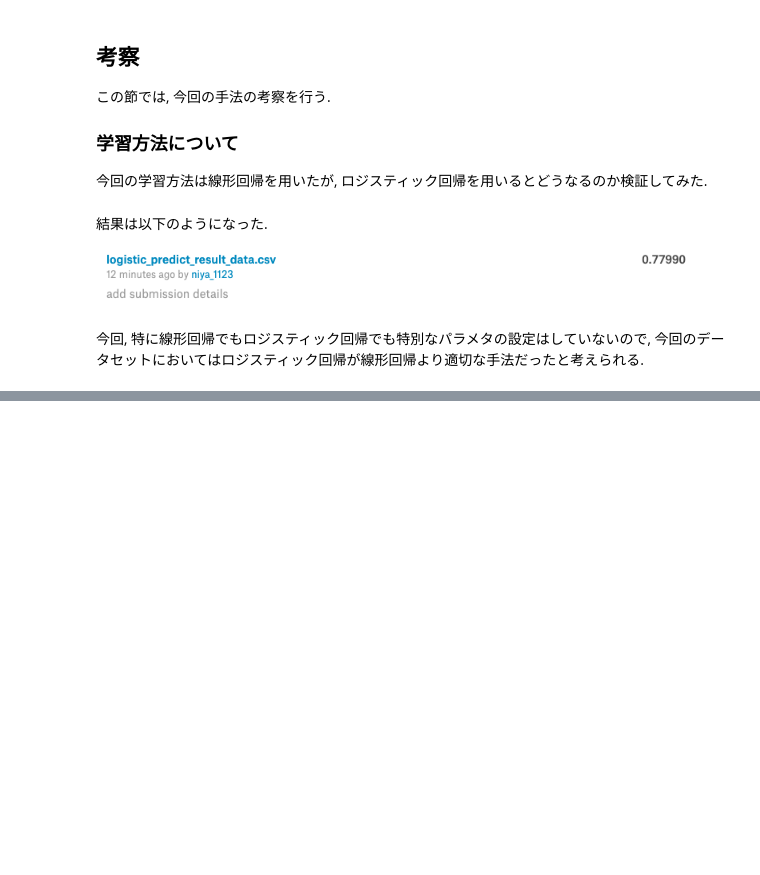
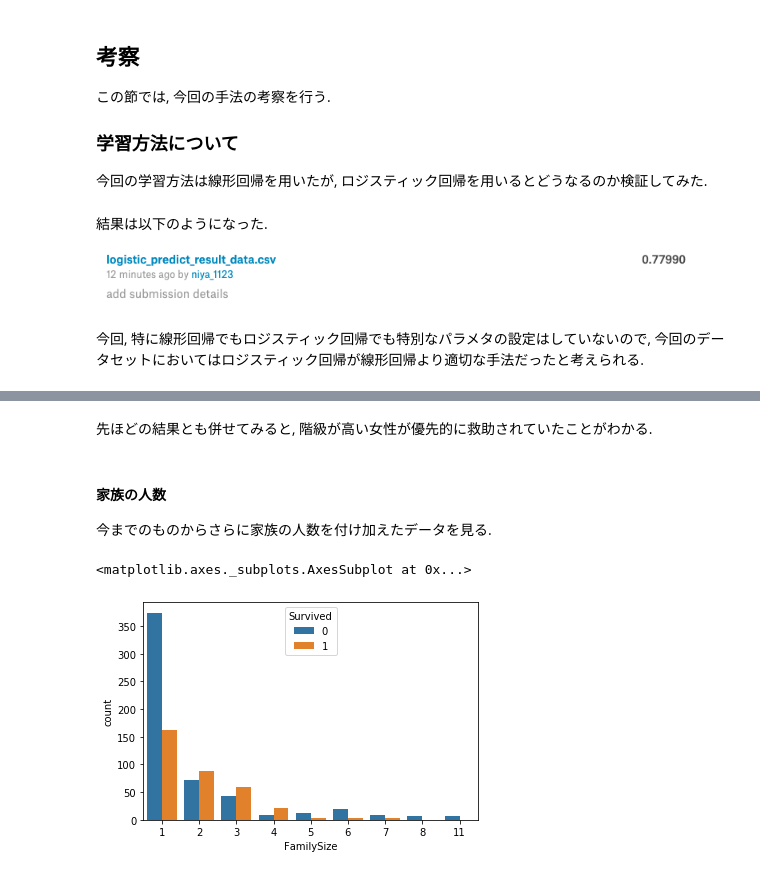
Before and after one commit to niya1123/machine_learning_jupyter, a Jupyter notebook: 1710370054.ipynb, the cells around one changed output, grey strips where cells are left out. Drawn from its saved outputs; the diff is of its cells as text; code cells hidden in the pictures; blank space fills up the shorter version.

```diff
--- a/1710370054.ipynb
+++ b/1710370054.ipynb
@@ -283,0 +341,11 @@ with open("logistic_predict_result_data.csv", "w") as f:
+# %% [markdown]
+先ほどの結果とも併せてみると, 階級が高い女性が優先的に救助されていたことがわかる.
+# %% [markdown]
+#### 家族の人数
+
+今までのものからさらに家族の人数を付け加えたデータを見る.
+# %%
+sns.countplot(x='FamilySize', data=train, hue="Survived")
+# %% [output]
+<matplotlib.axes._subplots.AxesSubplot at 0x...>
+[figure, added]
```
Also changed, not shown: parts of 14 cells of this notebook.
